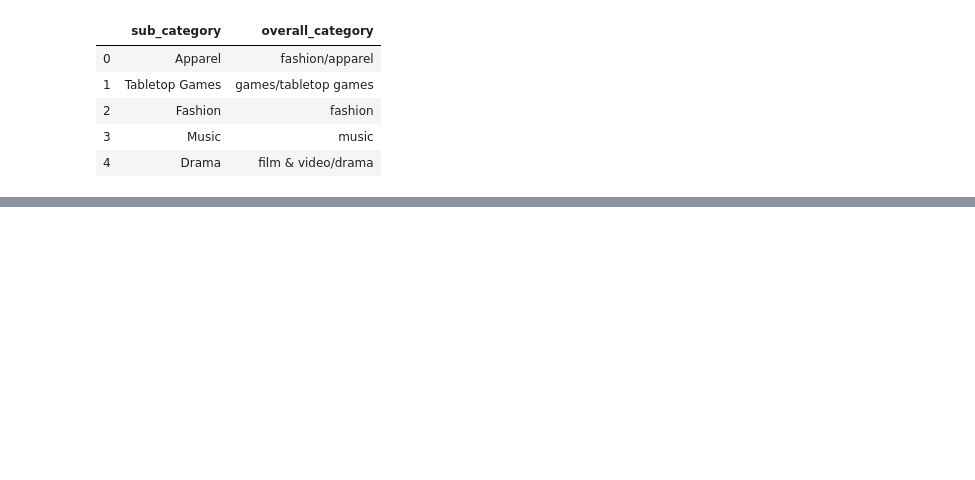
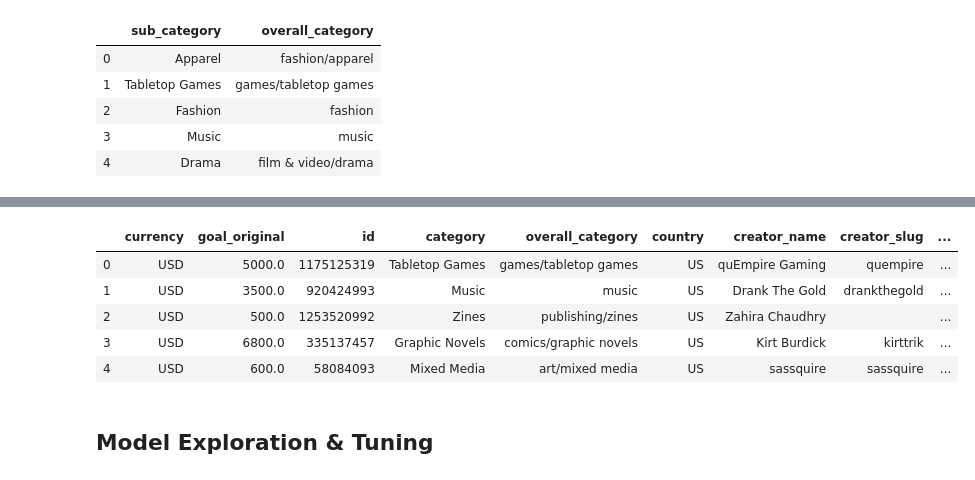
Before and after one commit to Abdul24/crowdfunding_campaign_selection, a Jupyter notebook: notebooks/04_reports/20191017-final-report.ipynb, the cells around one changed output, grey strips where cells are left out. Drawn from its saved outputs; the diff is of its cells as text; code cells hidden in the pictures; blank space fills up the shorter version.

```diff
--- a/notebooks/04_reports/20191017-final-report.ipynb
+++ b/notebooks/04_reports/20191017-final-report.ipynb
@@ -79,35 +82,10 @@ __**Columns to Drop:**__
 1. **disabled_communication**: False for all campaigns that have ended.
 1. **last_update_published_at**: Column is empty.
 # %%
-kick_inter.drop(columns=['backers_count',
- 'blurb',
- 'converted_pledged_amount',
- 'country',
- 'currency_symbol',
- 'currency_trailing_code',
- 'current_currency',
- 'disable_communication',
- 'friends',
- 'id',
- 'is_backing',
- 'is_starrable',
- 'is_starred',
- 'last_update_published_at',
- 'name',
- 'permissions',
- 'pledged',
- 'slug',
- 'source_url',
- 'spotlight',
- 'staff_pick',
- 'state',
- 'state_changed_at',
- 'static_usd_rate',
- 'unread_messages_count',
- 'unseen_activity_count',
- 'urls',
- 'usd_pledged',
- 'usd_type',
- 'creator_name',
- 'creator_slug'],
-               inplace=True)
+kick_inter.drop(columns=['backers_count', 'converted_pledged_amount', 'country', 'currency_symbol',
+                         'currency_trailing_code', 'current_currency', 'disable_communication', 'friends',
+                         'is_backing', 'is_starrable', 'is_starred', 'last_update_published_at',
+                         'permissions', 'pledged', 'slug', 'source_url', 'spotlight', 'staff_pick',
+                         'static_usd_rate', 'unread_messages_count', 'unseen_activity_count',
+                         'urls', 'usd_pledged', 'usd_type'],
+                inplace=True)
@@ -200,0 +241,13 @@ kick_inter[['sub_category', 'overall_category']].head()
+# %%
+kick_proc = kickstarter_feature_engineering(kick_inter)
+# %%
+kick_proc.head()
+# %% [output]
+|  | currency | goal_original | id | category | overall_category | country | creator_name | creator_slug | ... |
+| 0 | USD | 5000.0 | 1175125319 | Tabletop Games | games/tabletop games | US | quEmpire Gaming | quempire | ... |
+| 1 | USD | 3500.0 | 920424993 | Music | music | US | Drank The Gold | drankthegold | ... |
+| 2 | USD | 500.0 | 1253520992 | Zines | publishing/zines | US | Zahira Chaudhry |  | ... |
+| 3 | USD | 6800.0 | 335137457 | Graphic Novels | comics/graphic novels | US | Kirt Burdick | kirttrik | ... |
+| 4 | USD | 600.0 | 58084093 | Mixed Media | art/mixed media | US | sassquire | sassquire | ... |
+# %% [markdown]
+## Model Exploration & Tuning
```
Also changed, not shown: parts of 15 cells of this notebook, 2 other files.
